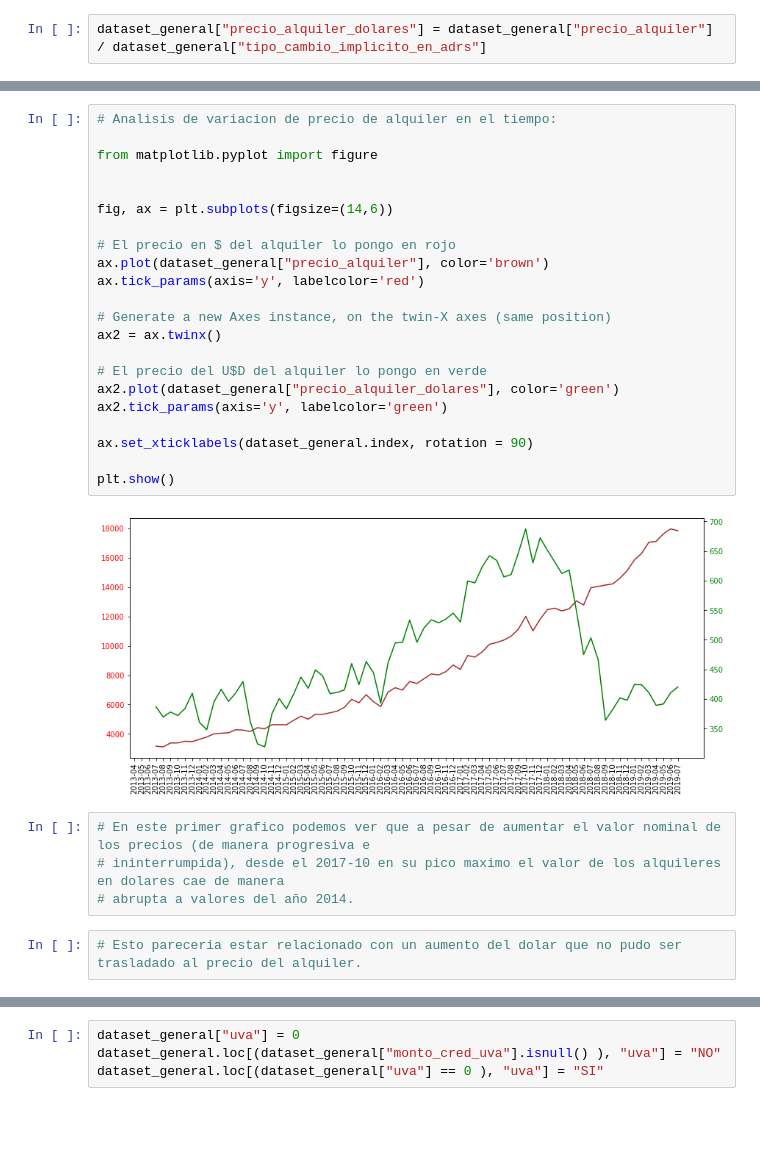
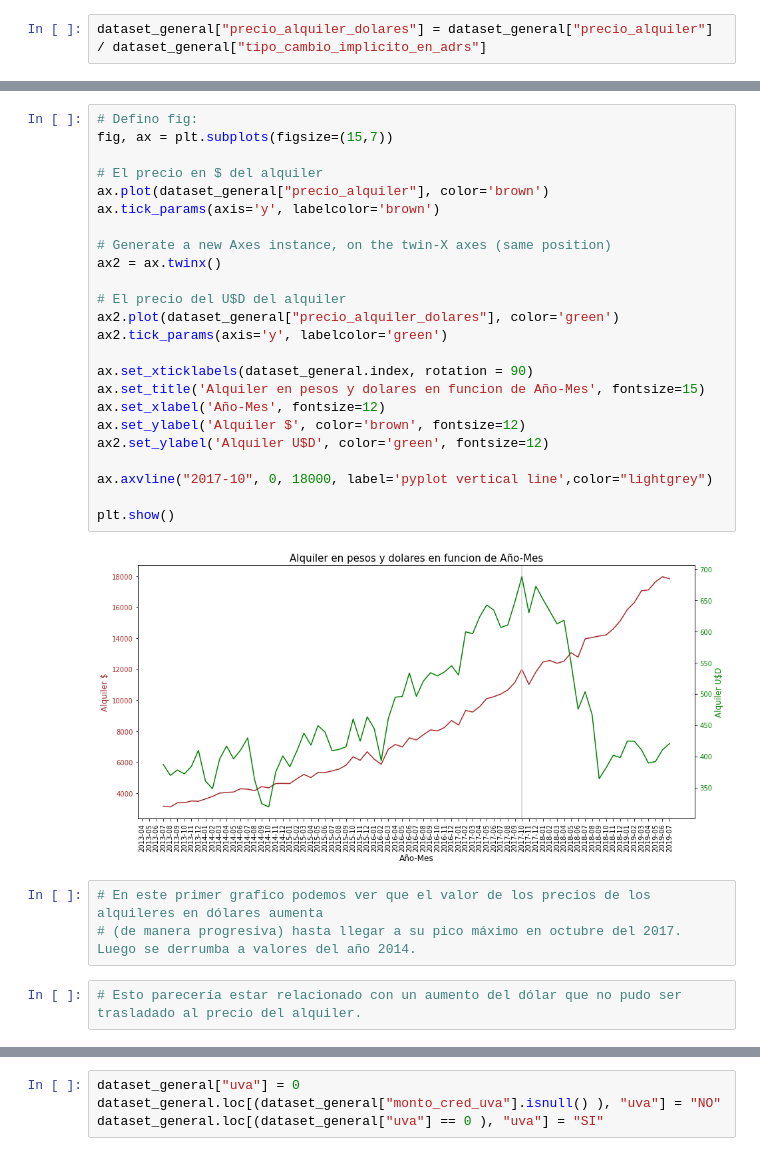
Before and after one commit to pessalucas/Data-Science-UTN-ClusterAI2021, a Jupyter notebook: 02-EDA+FE.ipynb, the cells around one changed output, grey strips where cells are left out. Saved outputs shown, nothing was run; the diff lists cells and outputs as text; blank space fills up the shorter version.

```diff
--- a/02-EDA+FE.ipynb
+++ b/02-EDA+FE.ipynb
@@ -109,33 +92,34 @@ dataset_general.describe()
 | 75% | 85.500000 | 5020.000000 | 5.820660e+06 | 85289.000000 | 2428.770034 | 30.000000 | ... |
 | max | 114.000000 | 7861.000000 | 1.393723e+07 | 138079.000000 | 2903.775701 | 40.000000 | ... |
 # %%
-# Analisis de variacion de precio de alquiler en el tiempo:
+# Defino fig:
+fig, ax = plt.subplots(figsize=(15,7))
 
-from matplotlib.pyplot import figure
-
-
-fig, ax = plt.subplots(figsize=(14,6))
-
-# El precio en $ del alquiler lo pongo en rojo
+# El precio en $ del alquiler
 ax.plot(dataset_general["precio_alquiler"], color='brown')
-ax.tick_params(axis='y', labelcolor='red')
+ax.tick_params(axis='y', labelcolor='brown')
 
 # Generate a new Axes instance, on the twin-X axes (same position)
 ax2 = ax.twinx()
 
-# El precio del U$D del alquiler lo pongo en verde
+# El precio del U$D del alquiler
 ax2.plot(dataset_general["precio_alquiler_dolares"], color='green')
 ax2.tick_params(axis='y', labelcolor='green')
 
 ax.set_xticklabels(dataset_general.index, rotation = 90)
+ax.set_title('Alquiler en pesos y dolares en funcion de Año-Mes', fontsize=15)
+ax.set_xlabel('Año-Mes', fontsize=12)
+ax.set_ylabel('Alquiler $', color='brown', fontsize=12)
+ax2.set_ylabel('Alquiler U$D', color='green', fontsize=12)
+
+ax.axvline("2017-10", 0, 18000, label='pyplot vertical line',color="lightgrey")
 
 plt.show()
 # %% [output]
-[figure, old version]
+[figure, new version]
 # %%
-# En este primer grafico podemos ver que a pesar de aumentar el valor nominal de los precios (de manera progresiva e
-# ininterrumpida), desde el 2017-10 en su pico maximo el valor de los alquileres en dolares cae de manera
-# abrupta a valores del año 2014.
+# En este primer grafico podemos ver que el valor de los precios de los alquileres en dólares aumenta
+# (de manera progresiva) hasta llegar a su pico máximo en octubre del 2017. Luego se derrumba a valores del año 2014.
 # %%
-# Esto pareceria estar relacionado con un aumento del dolar que no pudo ser trasladado al precio del alquiler.
+# Esto parecería estar relacionado con un aumento del dólar que no pudo ser trasladado al precio del alquiler.
 # %%
```
Also changed, not shown: parts of 51 cells of this notebook, 5 other files.
